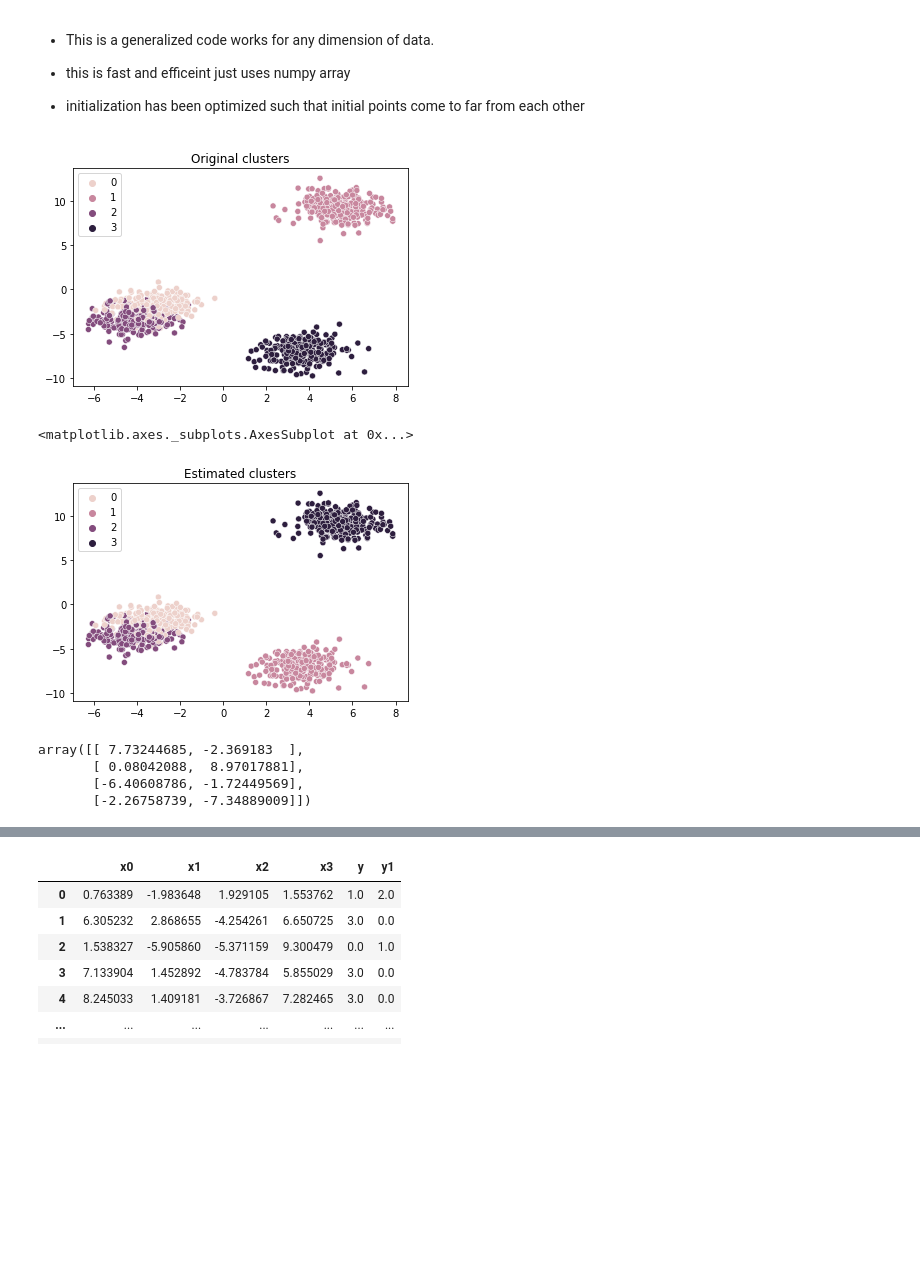
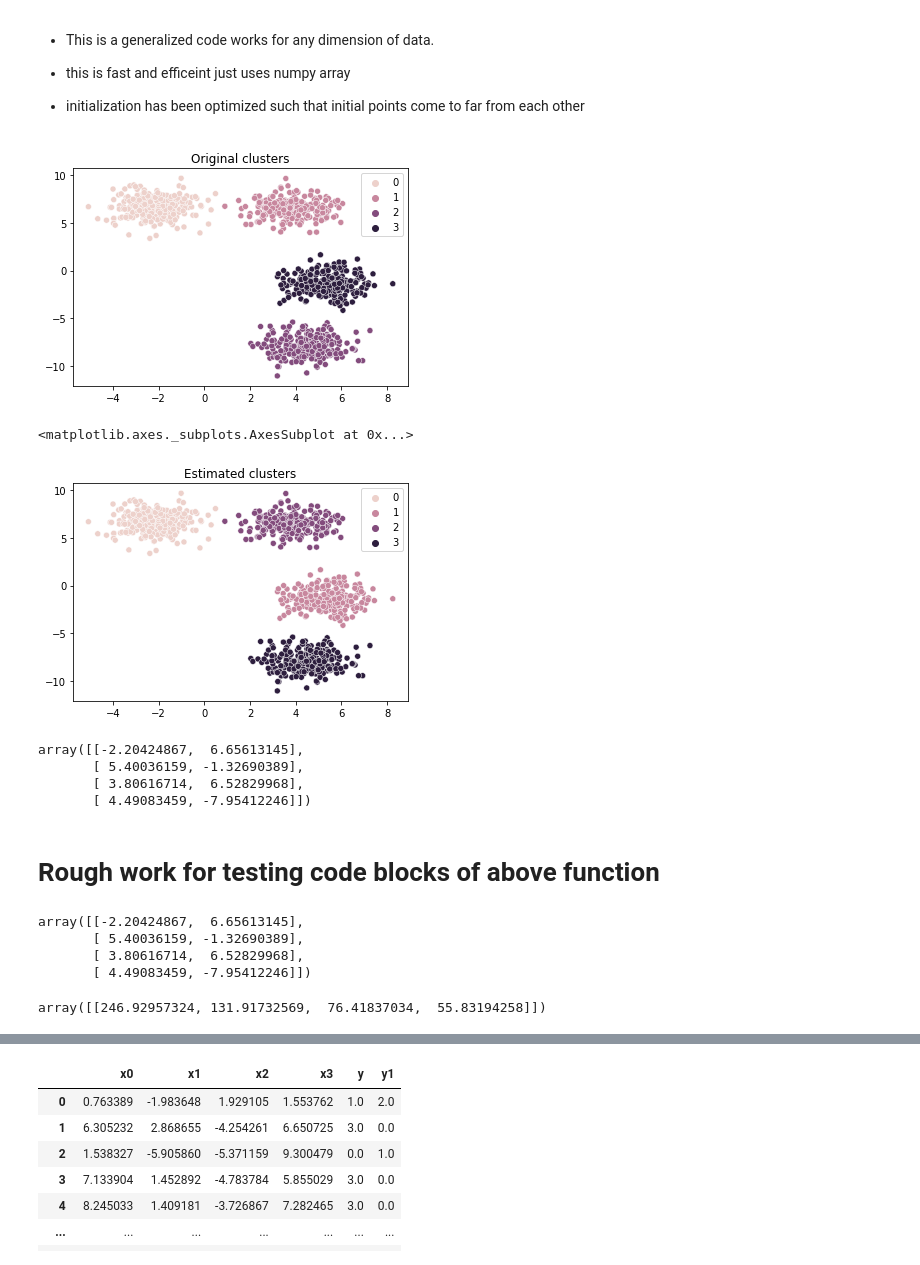
Before and after one commit to Shrishml/ml_from_scratch, a Jupyter notebook: k_mean_cluster_scratch.ipynb, the cells around one changed output, grey strips where cells are left out. Cells and saved outputs as stored; diff of their text form; code cells hidden in the pictures; blank space fills up the shorter version.

```diff
--- a/k_mean_cluster_scratch.ipynb
+++ b/k_mean_cluster_scratch.ipynb
@@ -25,7 +25,8 @@ sns.scatterplot(X[:,0], X[:,1], hue= y)
 - initialization has been optimized such that initial points come to far from each other
 # %%
 def initialize_kcenters(X,k, far= True):
-  cent= X[np.random.choice(range(len(X)),k)]
+  if ~far:
+    cent= X[np.random.choice(range(len(X)),k)]
   if far:
     for i in range(10):
       cent= X[np.random.choice(range(len(X)),k)]
@@ -37,12 +38,20 @@ def initialize_kcenters(X,k, far= True):
   return cent
 
 
-def get_distance_matrix(X, cent_init):
+def get_distance_matrix(X, cent_init, linag= True):
+  if (linag != True):
     k = cent_init.shape[0]
     cent_init_n=np.tile(cent_init, (X.shape[0],1)).reshape((X.shape[0],k,X.shape[1]))
     X_n = np.tile(X,k).reshape(X.shape[0],k,X.shape[1])
+    dis= np.sqrt(np.sum((X_n-cent_init_n)**2, axis=2)) # distance matrix
+  if linag:
 
-    return np.sqrt(np.sum((X_n-cent_init_n)**2, axis=2)) # distance matrix
+    X_s = np.sum(X**2, axis=1).reshape(X.shape[0],1)
+    cent_s = np.sum(cent_init**2, axis=1).reshape(1,cent_init.shape[0])
+    cross = X @ cent_init.T
+    dis = np.sqrt(-2*cross+X_s + cent_s )
+
+  return dis
 
 
 def fit_center(X,k, dis=get_distance_matrix, n=4 ):
@@ -62,30 +71,44 @@ sns.scatterplot?
 # %%
 k = 4
-n=4 # dimension
+n=2 # dimension
 
 X, y = make_blobs(n_samples=1000, n_features=n, centers=k) # making data
 
 
 y1,cent=fit_center(X,k=k, n=15)
 
 
 
 
 
+
 plt.title("Original clusters")
-sns.scatterplot(x=X[:,1],y= X[:,2], hue= y, ) #  this is plot is one projection
+sns.scatterplot(x=X[:,0],y= X[:,1], hue= y, ) #  this is plot is one projection
 plt.show()
 
 plt.title("Estimated clusters")
-sns.scatterplot(x=X[:,1], y=X[:,2], hue= y1)
+sns.scatterplot(x=X[:,0], y=X[:,1], hue= y1)
 # %% [output]
-[figure, old version]
+[figure, new version]
 <matplotlib.axes._subplots.AxesSubplot at 0x...>
-[figure, old version]
+[figure, new version]
 # %%
 cent
 # %% [output]
-array([[ 7.73244685, -2.369183  ],
-       [ 0.08042088,  8.97017881],
-       [-6.40608786, -1.72449569],
-       [-2.26758739, -7.34889009]])
+array([[-2.20424867,  6.65613145],
+       [ 5.40036159, -1.32690389],
+       [ 3.80616714,  6.52829968],
+       [ 4.49083459, -7.95412246]])
+# %% [markdown]
+# Rough work for testing code blocks of above function
+# %%
+cent
+# %% [output]
+array([[-2.20424867,  6.65613145],
+       [ 5.40036159, -1.32690389],
+       [ 3.80616714,  6.52829968],
+       [ 4.49083459, -7.95412246]])
+# %%
+cent_s
+# %% [output]
+array([[246.92957324, 131.91732569,  76.41837034,  55.83194258]])
```
Also changed, not shown: parts of 5 cells of this notebook.
